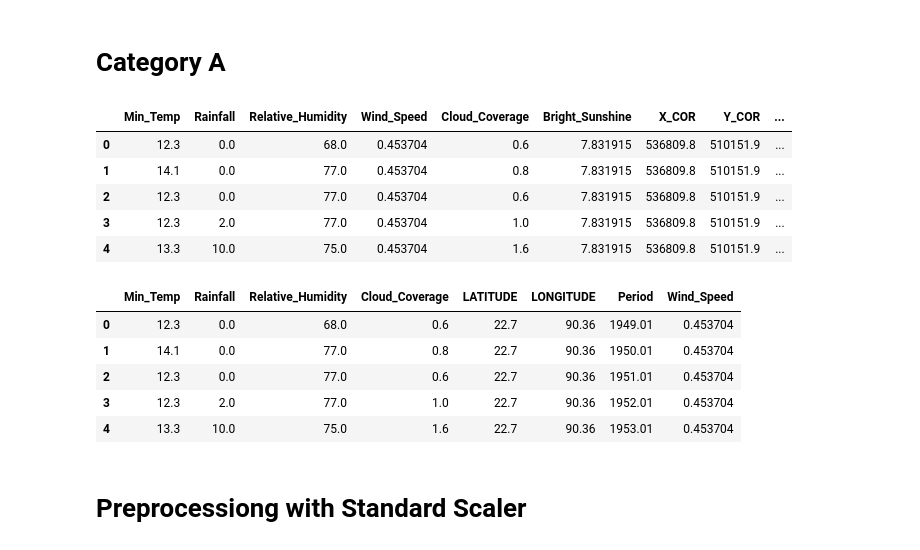
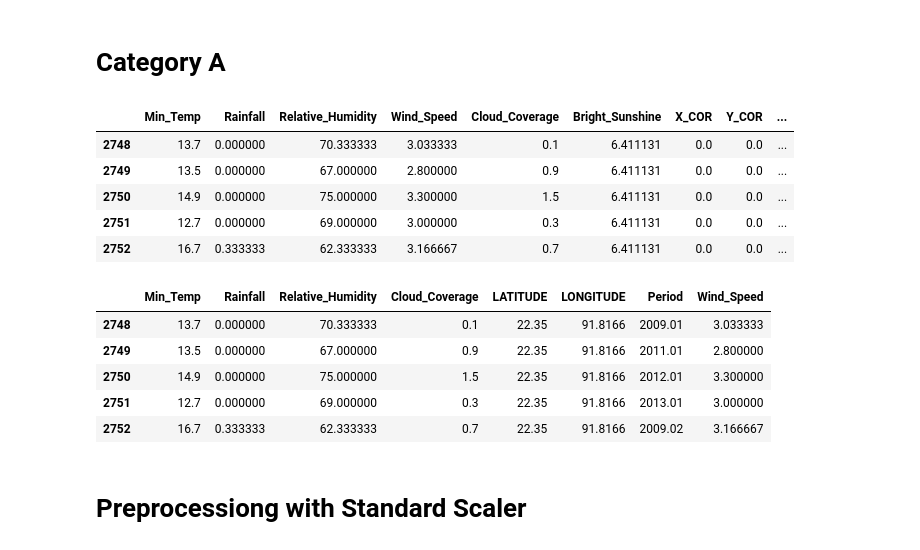
Before and after one commit to Sujaur312998/ML-Wind-Speedd-Prediction, a Jupyter notebook: Regression/Day 4/Categoty A.ipynb, the cells around one changed output. Saved outputs shown, nothing was run; the diff lists cells and outputs as text; code cells hidden in the pictures.

```diff
--- a/Regression/Day 4/Categoty A.ipynb
+++ b/Regression/Day 4/Categoty A.ipynb
@@ -21,18 +21,18 @@ df = pd.read_csv('../../65 Years of Weather Data Bangladesh (1948 - 2013).csv')
 # Category A
 # %%
 # Players to be selected
-# li = ["Chittagong (City-Ambagan)", "Chittagong (IAP-Patenga)", "Sandwip", "Sitakunda", "Kutubdia", "Cox's Bazar","Teknaf", "Sylhet", "Srimangal", "Rangamati"]
+li = ["Chittagong (City-Ambagan)","Chittagong (IAP-Patenga)","Sandwip","Sitakunda","Kutubdia","Cox's Bazar","Teknaf","Sylhet","Srimangal","Rangamati"]
 
-# df_new=df[df.Station_Names.isin(li)]
-df_new=df.drop(labels=["No","Max_Temp","Station_Names","YEAR","Month","ALT","Station_Number"], axis=1)
+df_new=df[df.Station_Names.isin(li)]
+df_new=df_new.drop(labels=["No","Max_Temp","Station_Names","YEAR","Month","ALT","Station_Number"], axis=1)
 df_new.head()
 # %% [output]
 |  | Min_Temp | Rainfall | Relative_Humidity | Wind_Speed | Cloud_Coverage | Bright_Sunshine | X_COR | Y_COR | ... |
-| 0 | 12.3 | 0.0 | 68.0 | 0.453704 | 0.6 | 7.831915 | 536809.8 | 510151.9 | ... |
-| 1 | 14.1 | 0.0 | 77.0 | 0.453704 | 0.8 | 7.831915 | 536809.8 | 510151.9 | ... |
-| 2 | 12.3 | 0.0 | 77.0 | 0.453704 | 0.6 | 7.831915 | 536809.8 | 510151.9 | ... |
-| 3 | 12.3 | 2.0 | 77.0 | 0.453704 | 1.0 | 7.831915 | 536809.8 | 510151.9 | ... |
-| 4 | 13.3 | 10.0 | 75.0 | 0.453704 | 1.6 | 7.831915 | 536809.8 | 510151.9 | ... |
+| 2748 | 13.7 | 0.000000 | 70.333333 | 3.033333 | 0.1 | 6.411131 | 0.0 | 0.0 | ... |
+| 2749 | 13.5 | 0.000000 | 67.000000 | 2.800000 | 0.9 | 6.411131 | 0.0 | 0.0 | ... |
+| 2750 | 14.9 | 0.000000 | 75.000000 | 3.300000 | 1.5 | 6.411131 | 0.0 | 0.0 | ... |
+| 2751 | 12.7 | 0.000000 | 69.000000 | 3.000000 | 0.3 | 6.411131 | 0.0 | 0.0 | ... |
+| 2752 | 16.7 | 0.333333 | 62.333333 | 3.166667 | 0.7 | 6.411131 | 0.0 | 0.0 | ... |
 # %%
 z = df_new["Wind_Speed"]
 
@@ -41,11 +41,11 @@ df_new['Wind_Speed'] = z
 df_new.head()
 # %% [output]
 |  | Min_Temp | Rainfall | Relative_Humidity | Cloud_Coverage | LATITUDE | LONGITUDE | Period | Wind_Speed |
-| 0 | 12.3 | 0.0 | 68.0 | 0.6 | 22.7 | 90.36 | 1949.01 | 0.453704 |
-| 1 | 14.1 | 0.0 | 77.0 | 0.8 | 22.7 | 90.36 | 1950.01 | 0.453704 |
-| 2 | 12.3 | 0.0 | 77.0 | 0.6 | 22.7 | 90.36 | 1951.01 | 0.453704 |
-| 3 | 12.3 | 2.0 | 77.0 | 1.0 | 22.7 | 90.36 | 1952.01 | 0.453704 |
-| 4 | 13.3 | 10.0 | 75.0 | 1.6 | 22.7 | 90.36 | 1953.01 | 0.453704 |
+| 2748 | 13.7 | 0.000000 | 70.333333 | 0.1 | 22.35 | 91.8166 | 2009.01 | 3.033333 |
+| 2749 | 13.5 | 0.000000 | 67.000000 | 0.9 | 22.35 | 91.8166 | 2011.01 | 2.800000 |
+| 2750 | 14.9 | 0.000000 | 75.000000 | 1.5 | 22.35 | 91.8166 | 2012.01 | 3.300000 |
+| 2751 | 12.7 | 0.000000 | 69.000000 | 0.3 | 22.35 | 91.8166 | 2013.01 | 3.000000 |
+| 2752 | 16.7 | 0.333333 | 62.333333 | 0.7 | 22.35 | 91.8166 | 2009.02 | 3.166667 |
 # %%
 X = df_new.iloc[:,:-1]
 Y = df_new.iloc[:,-1]
```
Also changed, not shown: parts of 39 cells of this notebook, 5 other files.
